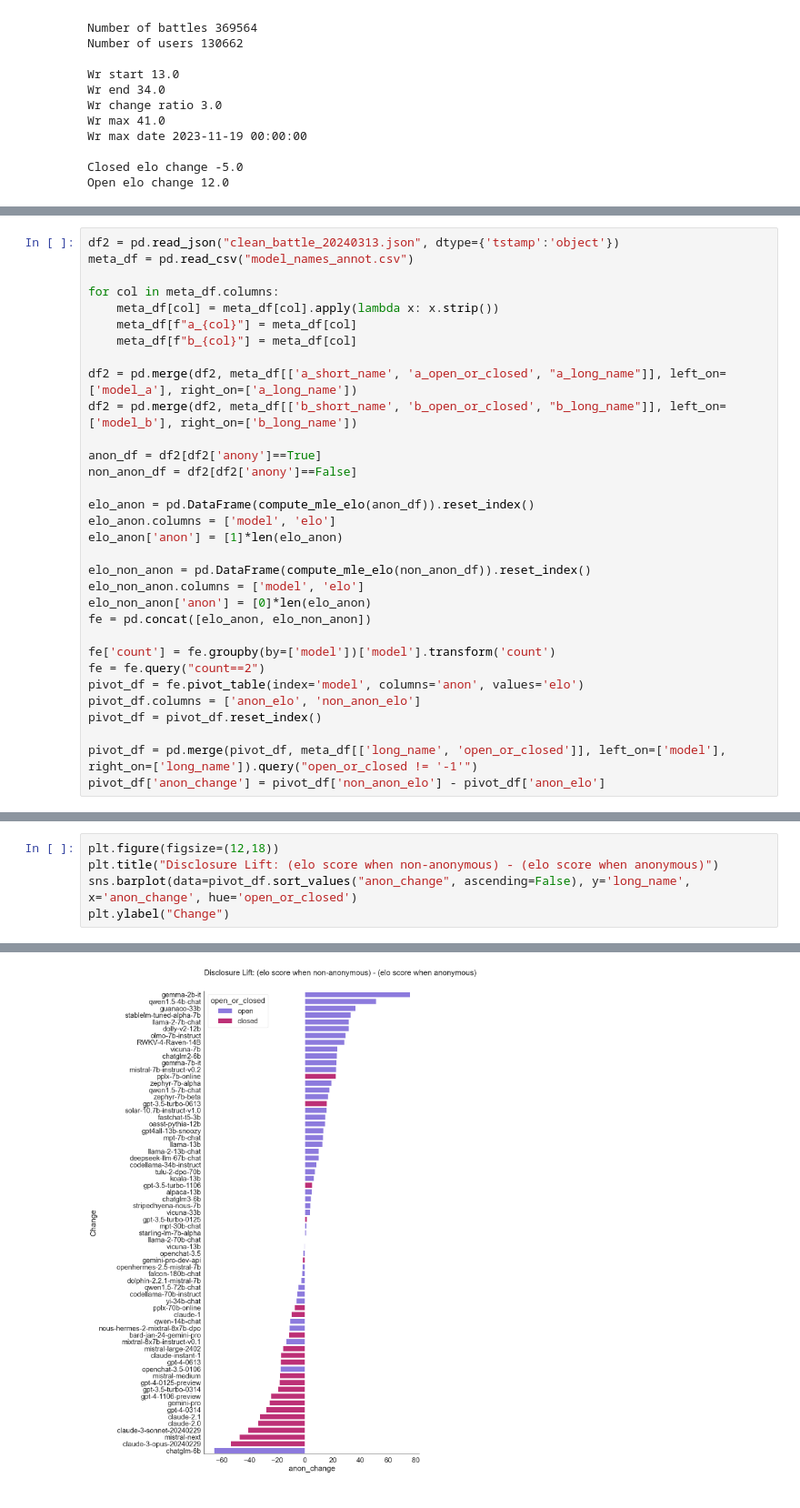
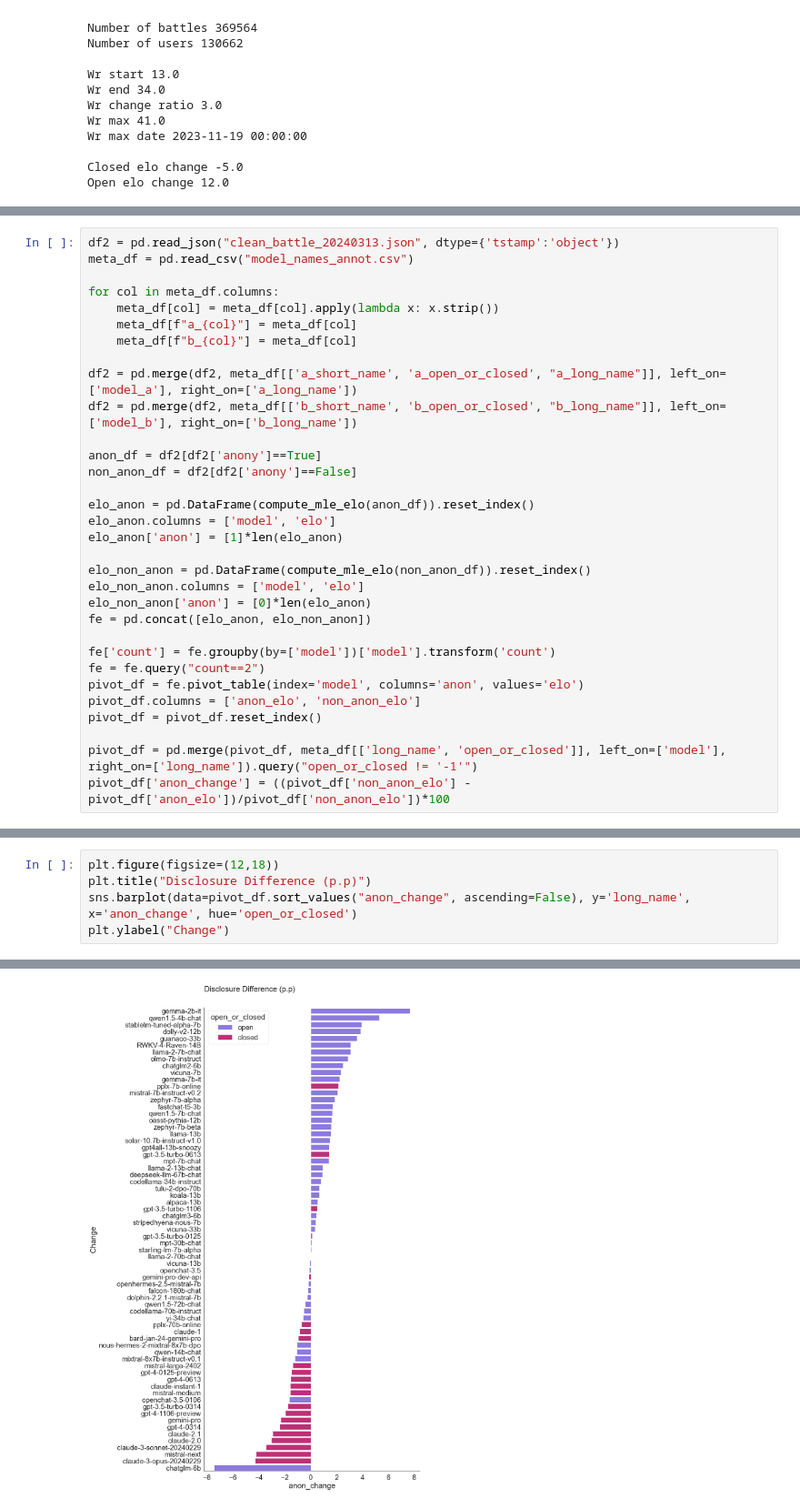
Before and after one commit to josh-ashkinaze/cbot, a Jupyter notebook: bootstrap_analysis.ipynb, the cells around one changed output, grey strips where cells are left out. Shown at 91% size. Saved outputs shown, nothing was run; the diff lists cells and outputs as text.

Commit message:
(1) misc markdown changes; (2) calc anon diff as percent change

```diff
--- a/bootstrap_analysis.ipynb
+++ b/bootstrap_analysis.ipynb
@@ -559,7 +564,7 @@ pivot_df.columns = ['anon_elo', 'non_anon_elo']
 pivot_df = pivot_df.reset_index()
 
 pivot_df = pd.merge(pivot_df, meta_df[['long_name', 'open_or_closed']], left_on=['model'], right_on=['long_name']).query("open_or_closed != '-1'")
-pivot_df['anon_change'] = pivot_df['non_anon_elo'] - pivot_df['anon_elo']
+pivot_df['anon_change'] = ((pivot_df['non_anon_elo'] - pivot_df['anon_elo'])/pivot_df['non_anon_elo'])*100
 # %%
 make_aesthetic(font_scale=2)
 sns.swarmplot(data=pivot_df, x='open_or_closed', y='anon_change', hue='open_or_closed')
@@ -572,8 +577,8 @@ Text(23.244444444444454, 0.5, 'Change')
 # %%
 plt.figure(figsize=(12,18))
-plt.title("Disclosure Lift: (elo score when non-anonymous) - (elo score when anonymous)")
+plt.title("Disclosure Difference (p.p)")
 sns.barplot(data=pivot_df.sort_values("anon_change", ascending=False), y='long_name', x='anon_change', hue='open_or_closed')
 plt.ylabel("Change")
 # %% [output]
 Text(0, 0.5, 'Change')
-[figure, old version]
+[figure, new version]
```
Also changed, not shown: parts of 8 cells of this notebook.
